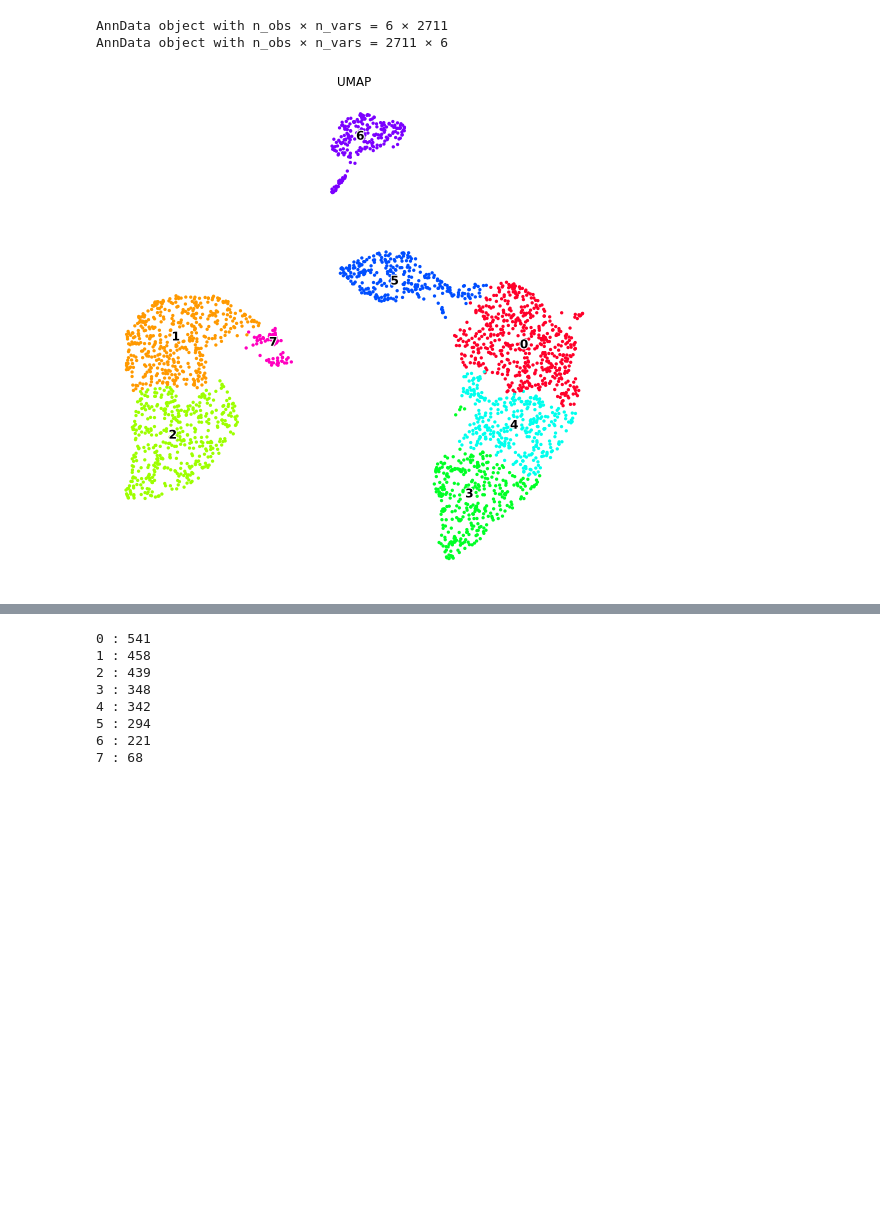
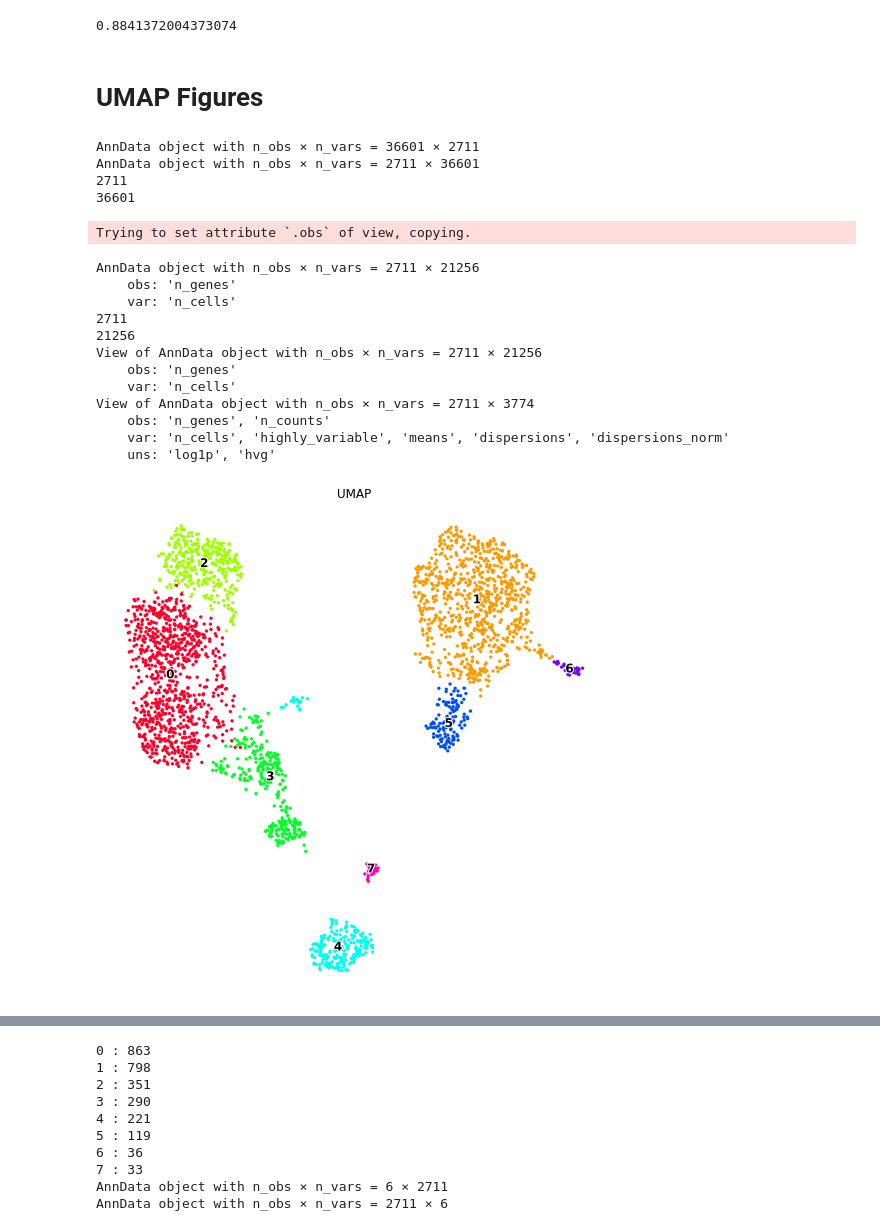
Before and after one commit to elhaam/AIscEA, a Jupyter notebook: examples/PBMC_3k.ipynb, the cells around one changed output, grey strips where cells are left out. Cells and saved outputs as stored; diff of their text form; code cells hidden in the pictures; blank space fills up the shorter version.

```diff
--- a/examples/PBMC_3k.ipynb
+++ b/examples/PBMC_3k.ipynb
@@ -15,8 +0,0 @@ warnings.filterwarnings('ignore')
-# %%
-############################ High_var = True ######################################
-input_dir = "/home/ejafari/alignment/downstream/data/PBMC_3k/mine/rna.csv"
-# scRNAseq_adrs = input_dir + 'scRNAseq.csv'
-# Find marker genes of scRNAseq data
-markers_rna, rna = scRNAseq_clustering_original(input_dir, filtering=True, resl=0.3, highly_var=True , tr=True, n_pc=15)
-
-# 20 neigh (dfault) cosine 15 PCs
@@ -52,20 +185,44 @@ View of AnnData object with n_obs × n_vars = 2711 × 3774
+# %%
+np.mean(df_cells_common['overlap/min'])
+# %% [output]
+0.8841372004373074
+# %% [markdown]
+# UMAP Figures
 # %%
+input_dir = "/home/ejafari/alignment/downstream/data/PBMC_3k/mine/"
+# Find marker genes of scRNAseq data
+markers_rna, rna = scRNAseq_clustering_original(input_dir + 'rna.csv', filtering=True, resl=res1, highly_var=True, tr=True, n_pc=15)
+
+
+cls_r_raw = len(set(rna.obs['leiden']))
+
 # Find clusters of low dimensional cisTopic result for scATACseq
-
-input_dir = "/home/ejafari/alignment/downstream/data/PBMC_3k/mine/"
-atac = clustering(input_dir + 'atac_topics.tsv', transpose=True, resl=0.22)
+atac = clustering(input_dir + 'atac_topics.tsv', transpose=True, resl=res2)
 
 
 ############################ scATAC ######################################
 # 1) Put cisTopic clusters and embedding values on the original data and 2) find marker genes and their logFC
-input_dir = "/home/ejafari/alignment/downstream/data/PBMC_3k/mine/"
 f_original = 'pred_matrix_closest_genes_1k_downstream_strand_first_prom.csv'
 markers_atac, atac_cis_on_org = process_cisTopic_on_orig(atac, f_original, input_dir, save=False, transpose=True)
 
-
-# To match pattern names of the cells in RNA and ATAC data
+# To match name of the cells in RNA and ATAC data
 atac_cis_on_org.obs.index = [i.replace('.','-') for i in atac_cis_on_org.obs.index]
 # %% [output]
-AnnData object with n_obs × n_vars = 6 × 2711
-AnnData object with n_obs × n_vars = 2711 × 6
+AnnData object with n_obs × n_vars = 36601 × 2711
+AnnData object with n_obs × n_vars = 2711 × 36601
+2711
+36601
+Trying to set attribute `.obs` of view, copying.
+AnnData object with n_obs × n_vars = 2711 × 21256
+    obs: 'n_genes'
+    var: 'n_cells'
+2711
+21256
+View of AnnData object with n_obs × n_vars = 2711 × 21256
+    obs: 'n_genes'
+    var: 'n_cells'
+View of AnnData object with n_obs × n_vars = 2711 × 3774
+    obs: 'n_genes', 'n_counts'
+    var: 'n_cells', 'highly_variable', 'means', 'dispersions', 'dispersions_norm'
+    uns: 'log1p', 'hvg'
-[figure, old version]
+[figure, new version]
@@ -73,8 +230,10 @@ AnnData object with n_obs × n_vars = 2711 × 6
-0 : 541
-1 : 458
-2 : 439
-3 : 348
-4 : 342
-5 : 294
-6 : 221
-7 : 68
+0 : 863
+1 : 798
+2 : 351
+3 : 290
+4 : 221
+5 : 119
+6 : 36
+7 : 33
+AnnData object with n_obs × n_vars = 6 × 2711
+AnnData object with n_obs × n_vars = 2711 × 6
```
Also changed, not shown: parts of 21 cells of this notebook, 12 other files.
